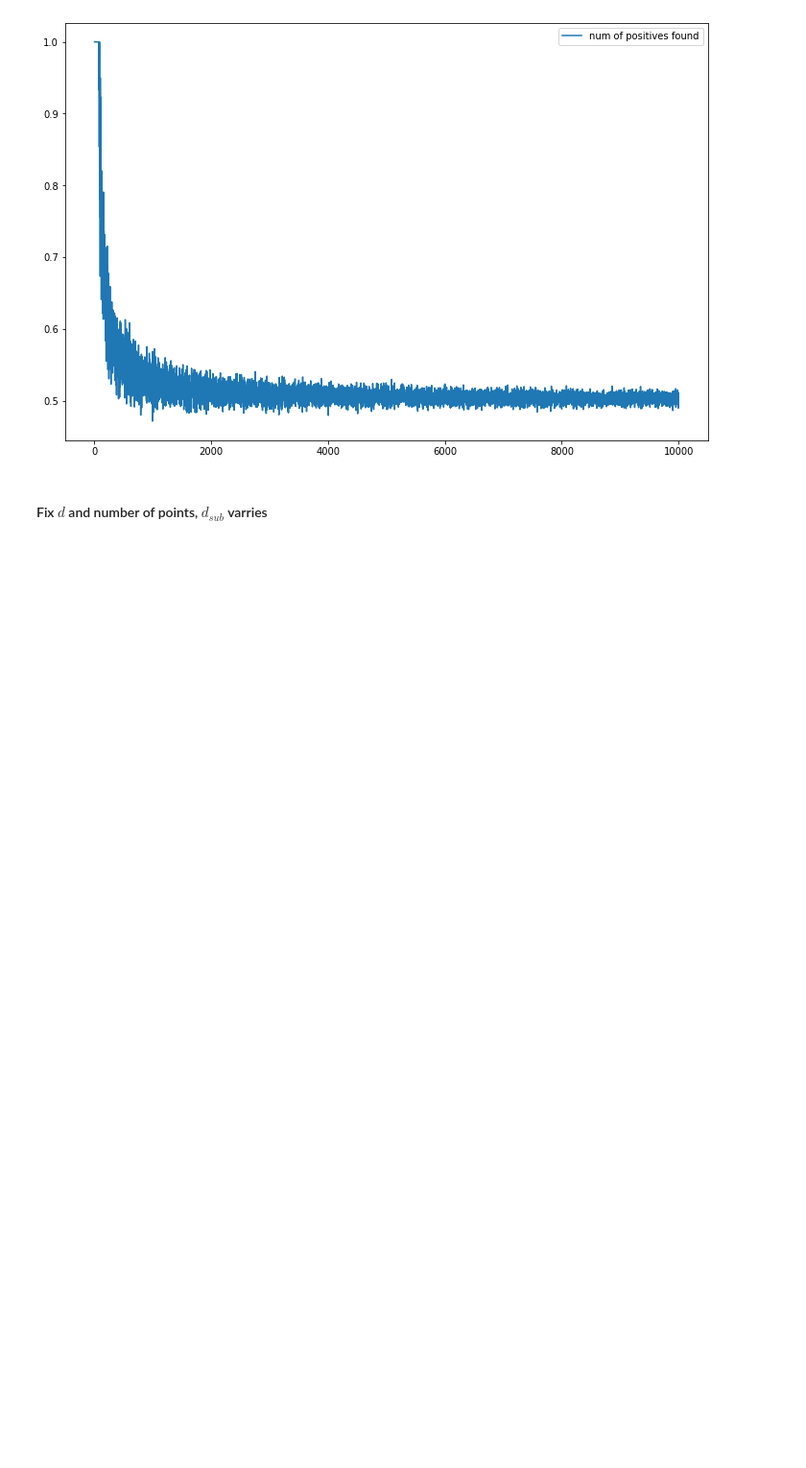
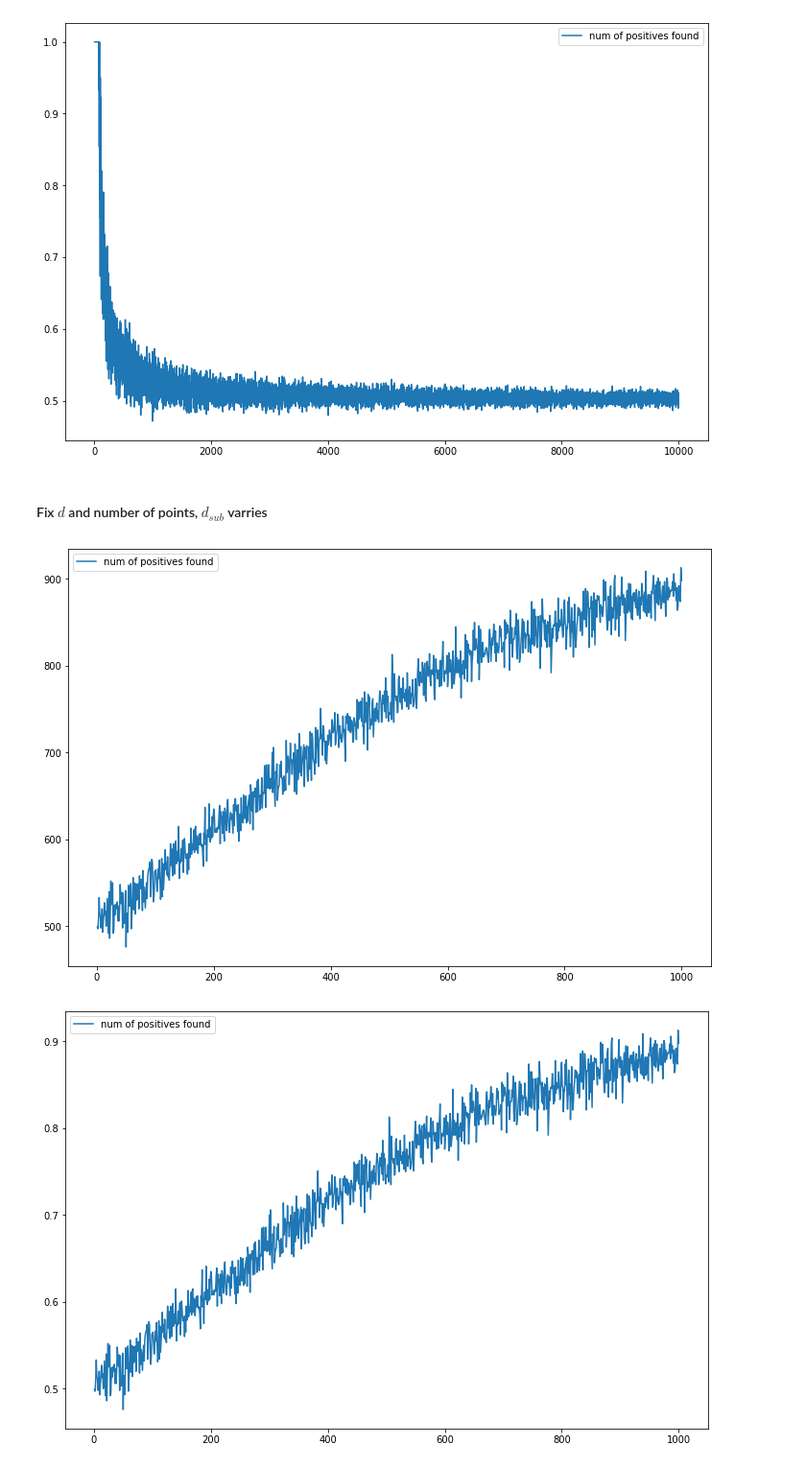
Before and after one commit to m-mehabadi/grad-maker, a Jupyter notebook: notebooks/Testing_GradientMaker.ipynb, the cells around one changed output. Shown at 96% size. Drawn from its saved outputs; the diff is of its cells as text; code cells hidden in the pictures; blank space fills up the shorter version.

```diff
--- a/notebooks/Testing_GradientMaker.ipynb
+++ b/notebooks/Testing_GradientMaker.ipynb
@@ -211,3 +211,20 @@ plotter(list(_range), np.array(poses)/np.array(_range), iden=0)
 [figure]
 # %% [markdown]
 #### Fix $d$ and number of points, $d_{sub}$ varries
+# %%
+epochs = 10000
+n, max_d_sub, d = 1000, 1000, 1000
+
+_range = range(1, max_d_sub+1)
+poses = []
+for d_sub in tqdm(_range):
+    pgen = PointGenerator(d_sub, d)
+    points = np.stack([pgen.point() for i in range(n)], axis=0)
+    _, (pos_count, _, _) = gmaker(points, epochs=epochs, verbose=0)
+    poses.append(pos_count)
+
+plotter(list(_range), poses, iden=0)
+plotter(list(_range), np.array(poses)/n, iden=0)
+# %% [output]
+[figure, added]
+[figure, added]
```
